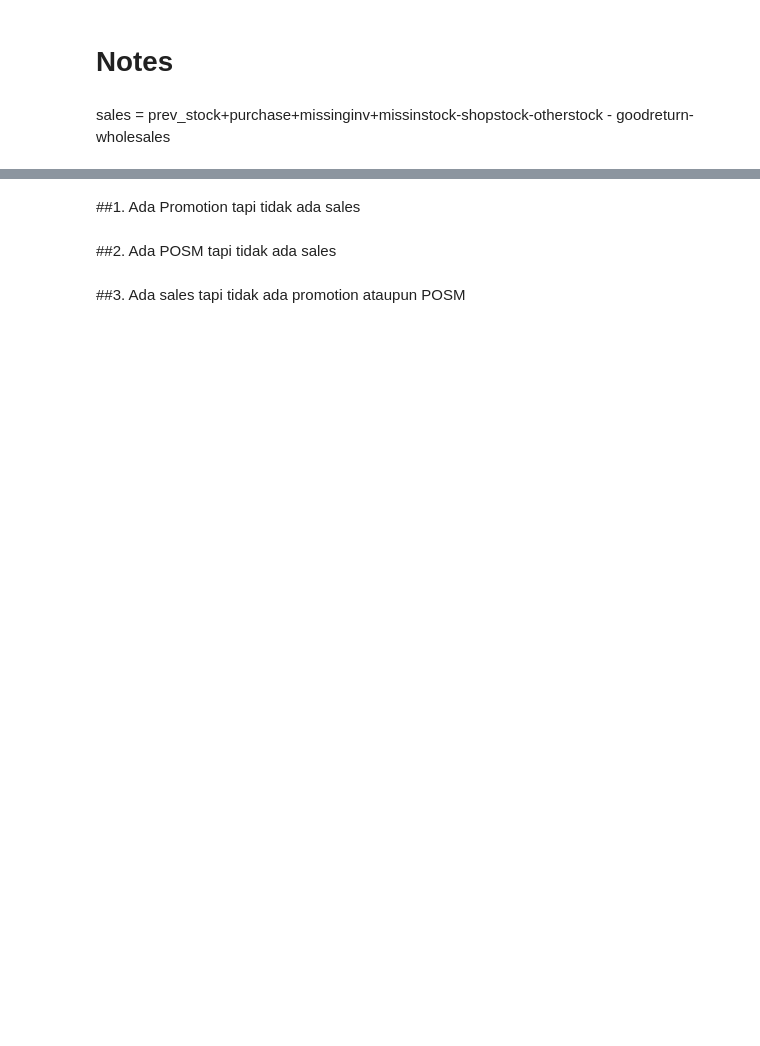
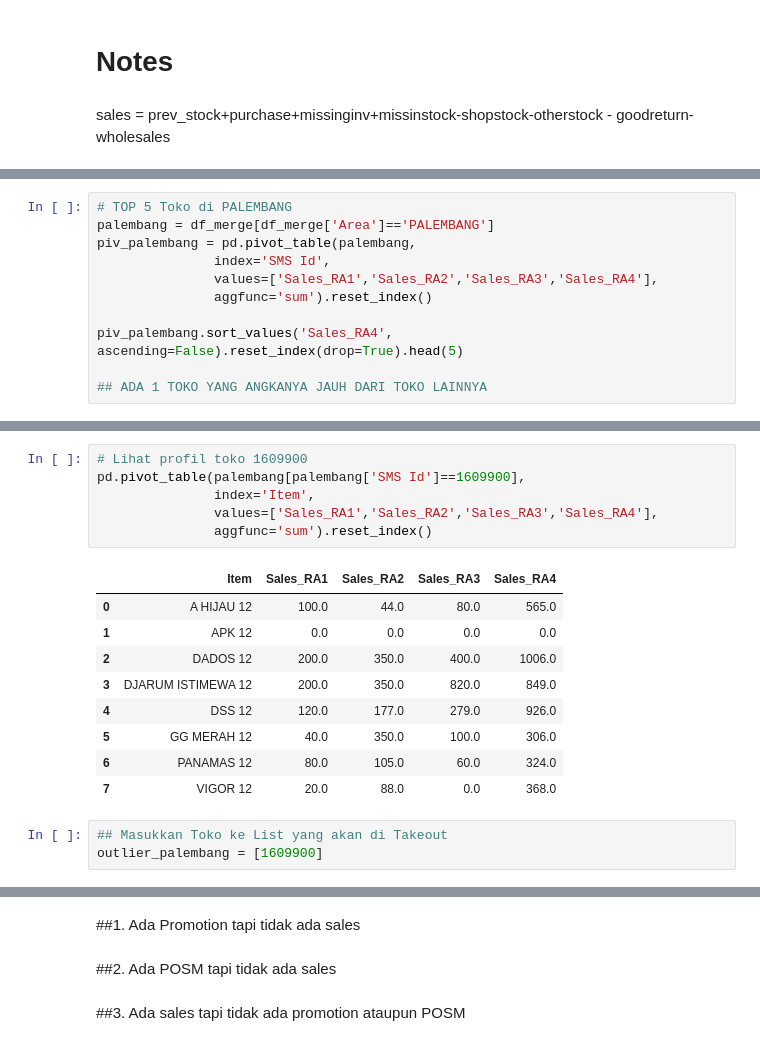
Before and after one commit to dyahrosita/Project, a Jupyter notebook: Project_JTI_5AO.ipynb, the cells around one changed output, grey strips where cells are left out. Cells and saved outputs as stored; diff of their text form; blank space fills up the shorter version.

```diff
--- a/Project_JTI_5AO.ipynb
+++ b/Project_JTI_5AO.ipynb
@@ -804,0 +870,11 @@ sales = prev_stock+purchase+missinginv+missinstock-shopstock-otherstock - goodre
+# %%
+# TOP 5 Toko di PALEMBANG
+palembang = df_merge[df_merge['Area']=='PALEMBANG']
+piv_palembang = pd.pivot_table(palembang,
+               index='SMS Id',
+               values=['Sales_RA1','Sales_RA2','Sales_RA3','Sales_RA4'],
+               aggfunc='sum').reset_index()
+
+piv_palembang.sort_values('Sales_RA4', ascending=False).reset_index(drop=True).head(5)
+
+## ADA 1 TOKO YANG ANGKANYA JAUH DARI TOKO LAINNYA
@@ -804,0 +888,19 @@ sales = prev_stock+purchase+missinginv+missinstock-shopstock-otherstock - goodre
+# %%
+# Lihat profil toko 1609900
+pd.pivot_table(palembang[palembang['SMS Id']==1609900],
+               index='Item',
+               values=['Sales_RA1','Sales_RA2','Sales_RA3','Sales_RA4'],
+               aggfunc='sum').reset_index()
+# %% [output]
+|  | Item | Sales_RA1 | Sales_RA2 | Sales_RA3 | Sales_RA4 |
+| 0 | A HIJAU 12 | 100.0 | 44.0 | 80.0 | 565.0 |
+| 1 | APK 12 | 0.0 | 0.0 | 0.0 | 0.0 |
+| 2 | DADOS 12 | 200.0 | 350.0 | 400.0 | 1006.0 |
+| 3 | DJARUM ISTIMEWA 12 | 200.0 | 350.0 | 820.0 | 849.0 |
+| 4 | DSS 12 | 120.0 | 177.0 | 279.0 | 926.0 |
+| 5 | GG MERAH 12 | 40.0 | 350.0 | 100.0 | 306.0 |
+| 6 | PANAMAS 12 | 80.0 | 105.0 | 60.0 | 324.0 |
+| 7 | VIGOR 12 | 20.0 | 88.0 | 0.0 | 368.0 |
+# %%
+## Masukkan Toko ke List yang akan di Takeout
+outlier_palembang = [1609900]
```
Also changed, not shown: parts of 53 cells of this notebook.
